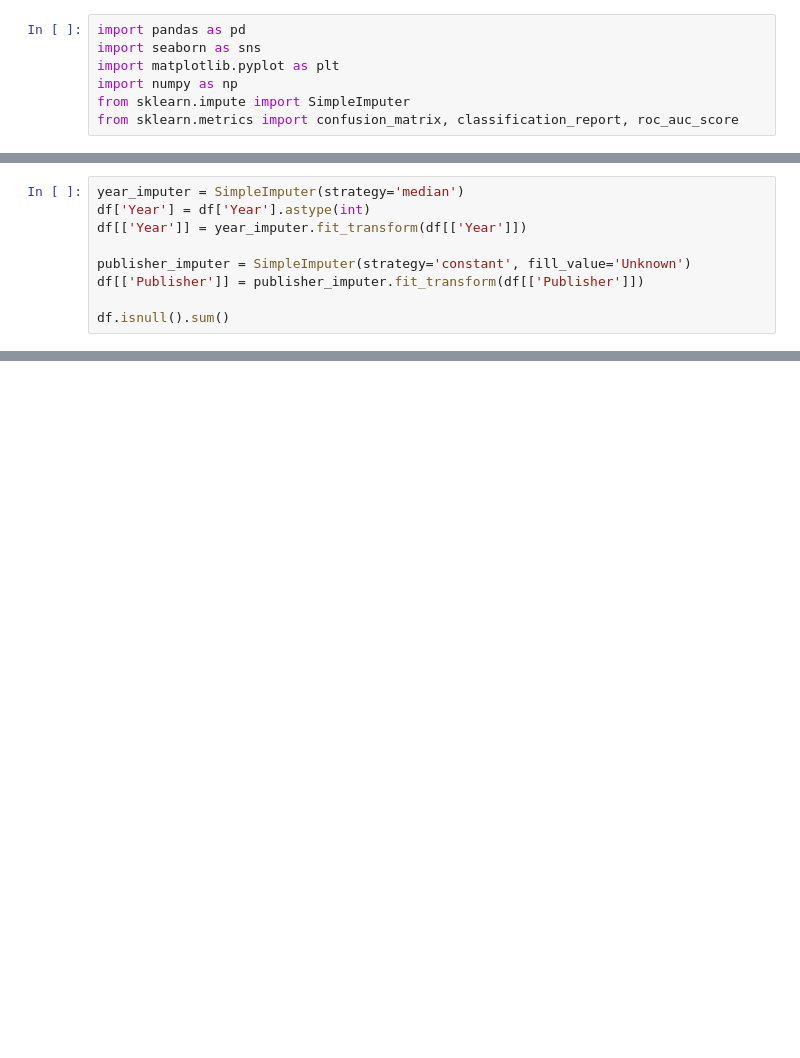
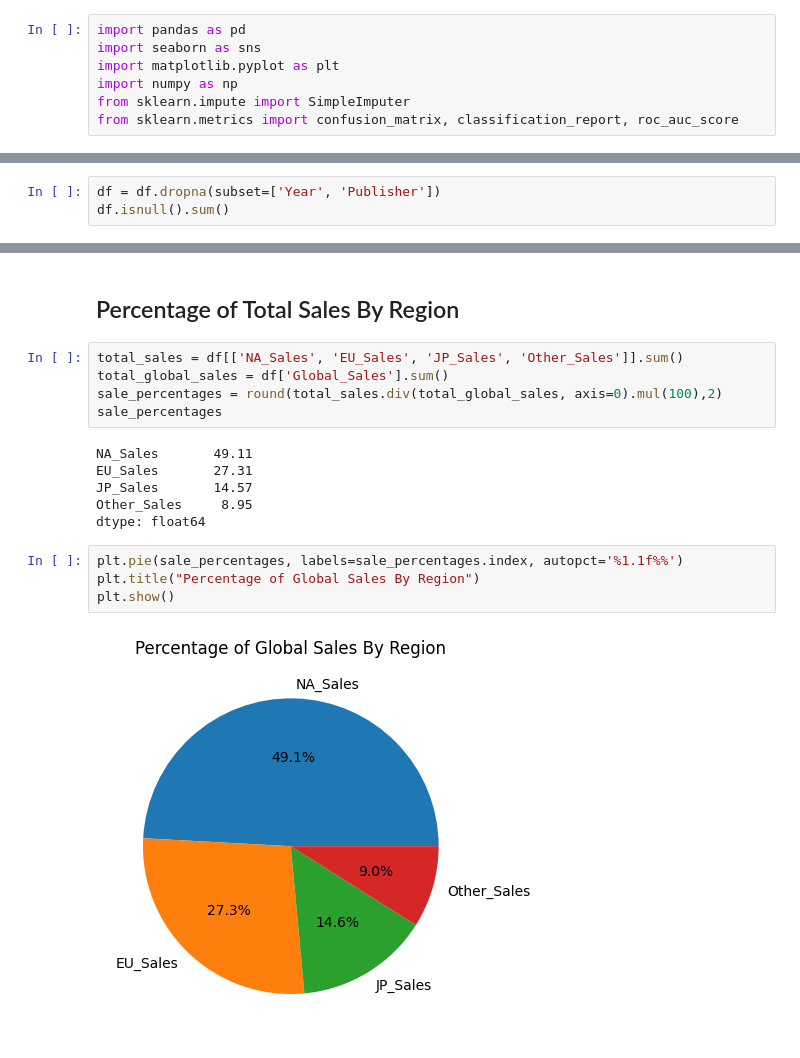
Before and after one commit to cafesmire/notebooks, a Jupyter notebook: video_game_sales/videogame_eda.ipynb, the cells around one changed output, grey strips where cells are left out. Cells and saved outputs as stored; diff of their text form; blank space fills up the shorter version.

```diff
--- a/video_game_sales/videogame_eda.ipynb
+++ b/video_game_sales/videogame_eda.ipynb
@@ -82,12 +81,3 @@ JP_Sales        float64
 Other_Sales     float64
 Global_Sales    float64
 dtype: object
-# %%
-year_imputer = SimpleImputer(strategy='median')
-df['Year'] = df['Year'].astype(int)
-df[['Year']] = year_imputer.fit_transform(df[['Year']])
-
-publisher_imputer = SimpleImputer(strategy='constant', fill_value='Unknown')
-df[['Publisher']] = publisher_imputer.fit_transform(df[['Publisher']])
-
-df.isnull().sum()
@@ -106,0 +84,3 @@ dtype: int64
+# %%
+df = df.dropna(subset=['Year', 'Publisher'])
+df.isnull().sum()
@@ -106,0 +99,19 @@ dtype: int64
+# %% [markdown]
+## Percentage of Total Sales By Region
+# %%
+total_sales = df[['NA_Sales', 'EU_Sales', 'JP_Sales', 'Other_Sales']].sum()
+total_global_sales = df['Global_Sales'].sum()
+sale_percentages = round(total_sales.div(total_global_sales, axis=0).mul(100),2)
+sale_percentages
+# %% [output]
+NA_Sales       49.11
+EU_Sales       27.31
+JP_Sales       14.57
+Other_Sales     8.95
+dtype: float64
+# %%
+plt.pie(sale_percentages, labels=sale_percentages.index, autopct='%1.1f%%')
+plt.title("Percentage of Global Sales By Region")
+plt.show()
+# %% [output]
+[figure, added]
```
Also changed, not shown: parts of 17 cells of this notebook.
